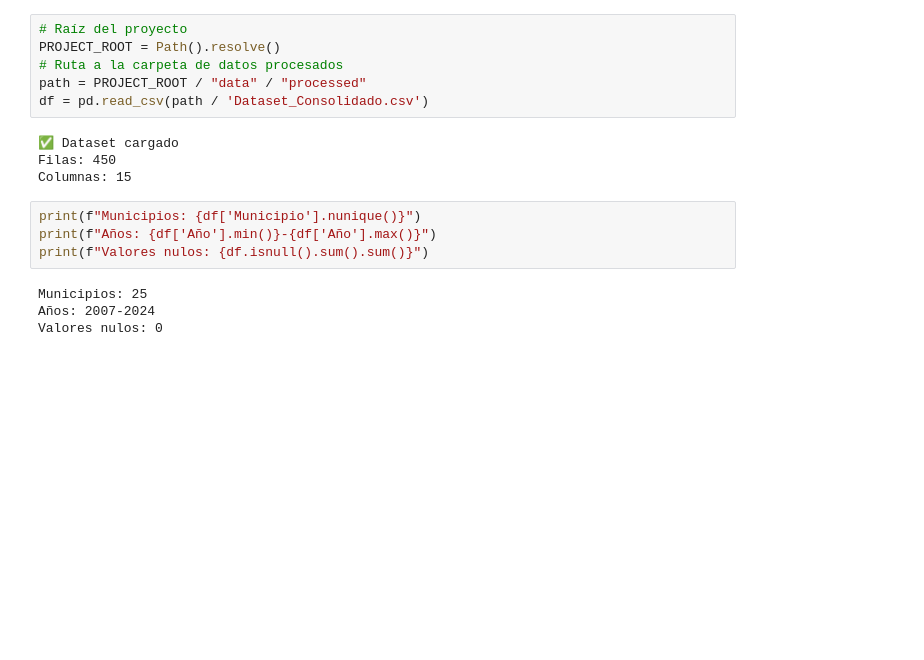
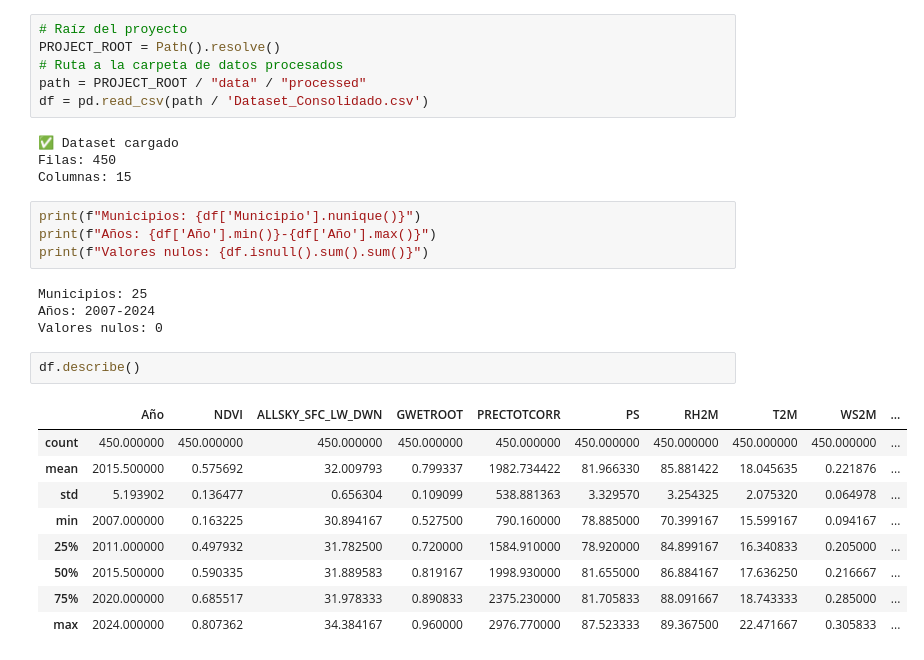
Before and after one commit to danieloliv44/proyecto_aplicado_en_analitica_de_datos, a Jupyter notebook: notebooks/exploracion/exploracion_data.ipynb, the cells around one changed output. Cells and saved outputs as stored; diff of their text form; blank space fills up the shorter version.

```diff
--- a/notebooks/exploracion/exploracion_data.ipynb
+++ b/notebooks/exploracion/exploracion_data.ipynb
@@ -22,3 +22,15 @@ print(f"Valores nulos: {df.isnull().sum().sum()}")
 Municipios: 25
 Años: 2007-2024
 Valores nulos: 0
+# %%
+df.describe()
+# %% [output]
+|  | Año | NDVI | ALLSKY_SFC_LW_DWN | GWETROOT | PRECTOTCORR | PS | RH2M | T2M | WS2M | ... |
+| count | 450.000000 | 450.000000 | 450.000000 | 450.000000 | 450.000000 | 450.000000 | 450.000000 | 450.000000 | 450.000000 | ... |
+| mean | 2015.500000 | 0.575692 | 32.009793 | 0.799337 | 1982.734422 | 81.966330 | 85.881422 | 18.045635 | 0.221876 | ... |
+| std | 5.193902 | 0.136477 | 0.656304 | 0.109099 | 538.881363 | 3.329570 | 3.254325 | 2.075320 | 0.064978 | ... |
+| min | 2007.000000 | 0.163225 | 30.894167 | 0.527500 | 790.160000 | 78.885000 | 70.399167 | 15.599167 | 0.094167 | ... |
+| 25% | 2011.000000 | 0.497932 | 31.782500 | 0.720000 | 1584.910000 | 78.920000 | 84.899167 | 16.340833 | 0.205000 | ... |
+| 50% | 2015.500000 | 0.590335 | 31.889583 | 0.819167 | 1998.930000 | 81.655000 | 86.884167 | 17.636250 | 0.216667 | ... |
+| 75% | 2020.000000 | 0.685517 | 31.978333 | 0.890833 | 2375.230000 | 81.705833 | 88.091667 | 18.743333 | 0.285000 | ... |
+| max | 2024.000000 | 0.807362 | 34.384167 | 0.960000 | 2976.770000 | 87.523333 | 89.367500 | 22.471667 | 0.305833 | ... |
```
Also changed, not shown: parts of 2 cells of this notebook.
